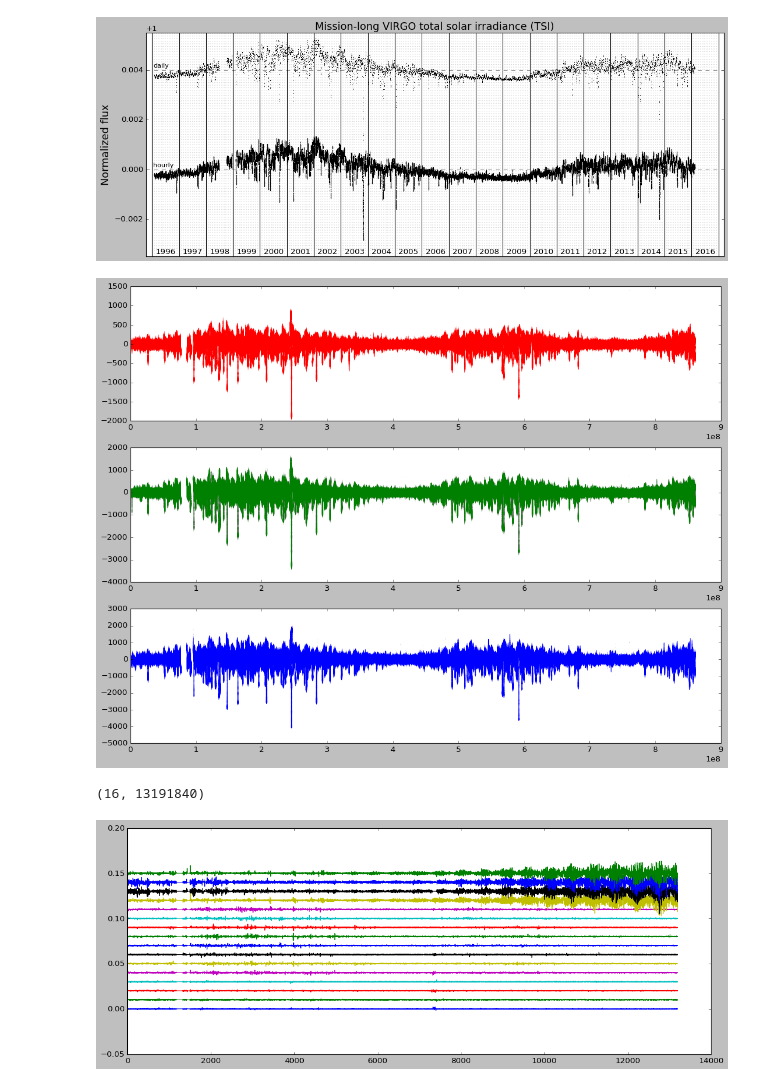
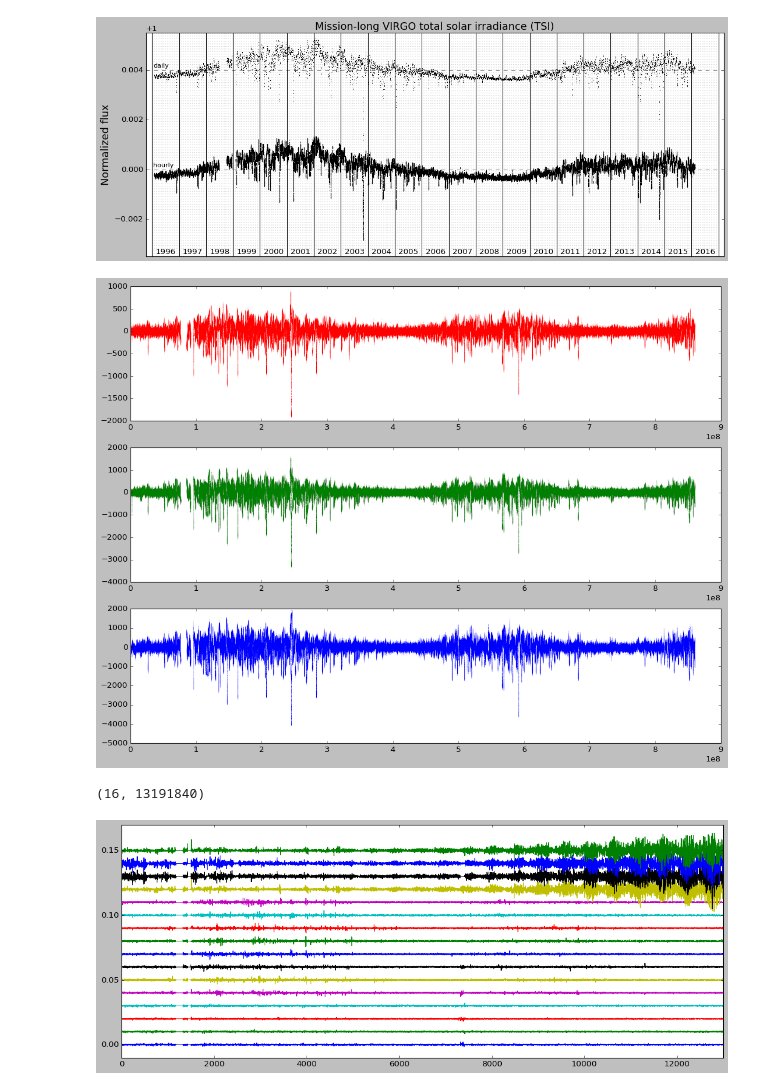
Before and after one commit to esandford/archivalSOHO, a Jupyter notebook: data/VIRGOlook.ipynb, the cells around one changed output. Saved outputs shown, nothing was run; the diff lists cells and outputs as text; code cells hidden in the pictures.

Commit message:
made RGB and LOI figures, will now delete data files

```diff
--- a/data/VIRGOlook.ipynb
+++ b/data/VIRGOlook.ipynb
@@ -155,20 +155,24 @@ for i,fpath in enumerate([red, green, blue]):
 
     #print(repr(header))
 
-    axes[i].plot(data[:,0],data[:,1], marker='.',ls='None',color=colors[i], ms=1,alpha=0.1)
-plt.show()
+    axes[i].plot(data[::10,0],data[::10,1], marker='.',ls='None',color=colors[i], ms=1,alpha=0.1)
+#plt.show()
+plt.savefig("./VIRGO_RGB.png", bbox_inches="tight")
 # %% [output]
-[figure, old version]
+[figure, new version]
 # %%
 hdul = fits.open(loi)
 header = hdul[0].header
 data = hdul[0].data
 print(np.shape(data))
 #print(repr(header))
 fig, ax = plt.subplots(1,1,figsize=(16,6))
 for i in range(np.shape(data)[0]):
     ax.plot(data[i,::1000]+0.01*i, alpha=1)
-plt.show()
+ax.set_ylim(-0.01,0.17)
+ax.set_xlim(0,13000)
+#plt.show()
+plt.savefig("./VIRGO_LOI.png",bbox_inches="tight")
 # %% [output]
 (16, 13191840)
-[figure, old version]
+[figure, new version]
```
Also changed, not shown: 3 other files.
